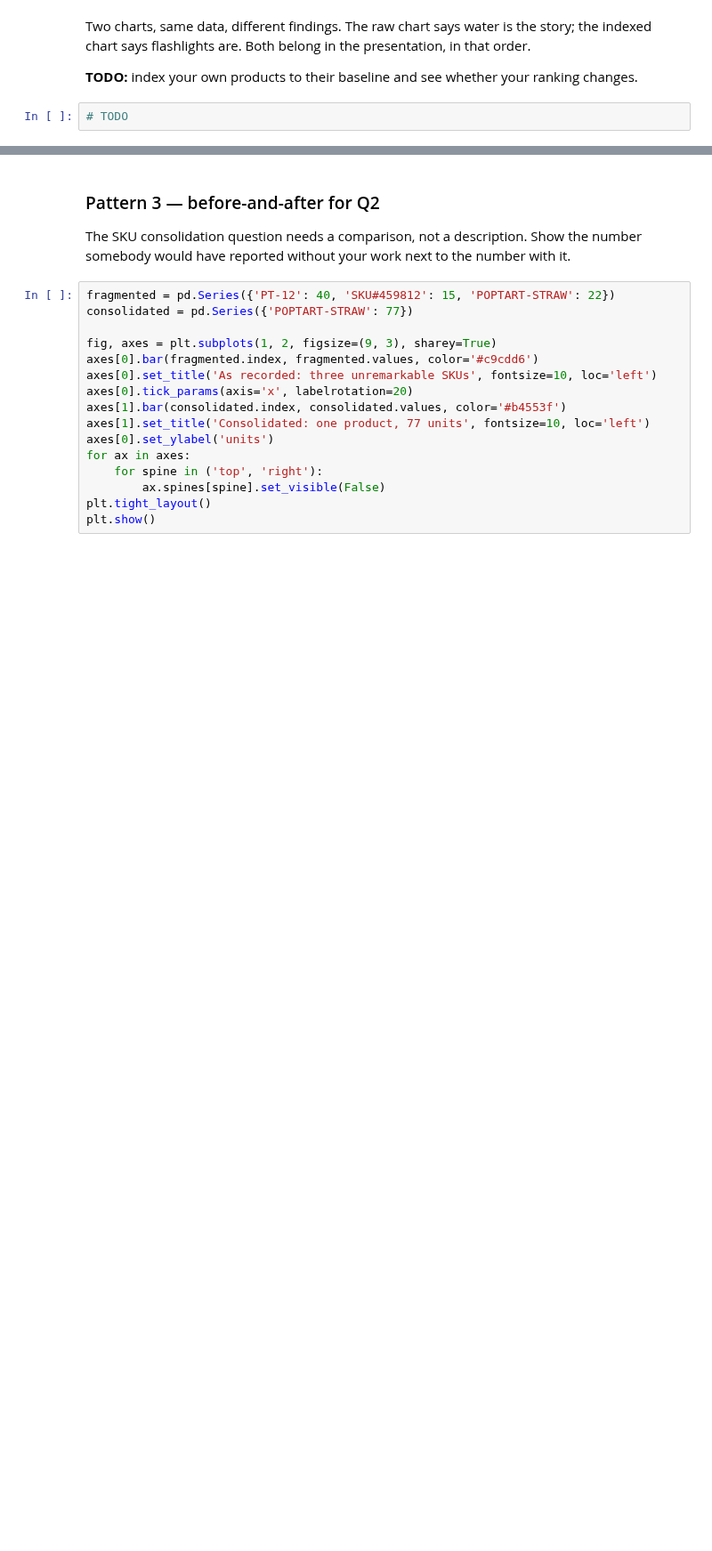
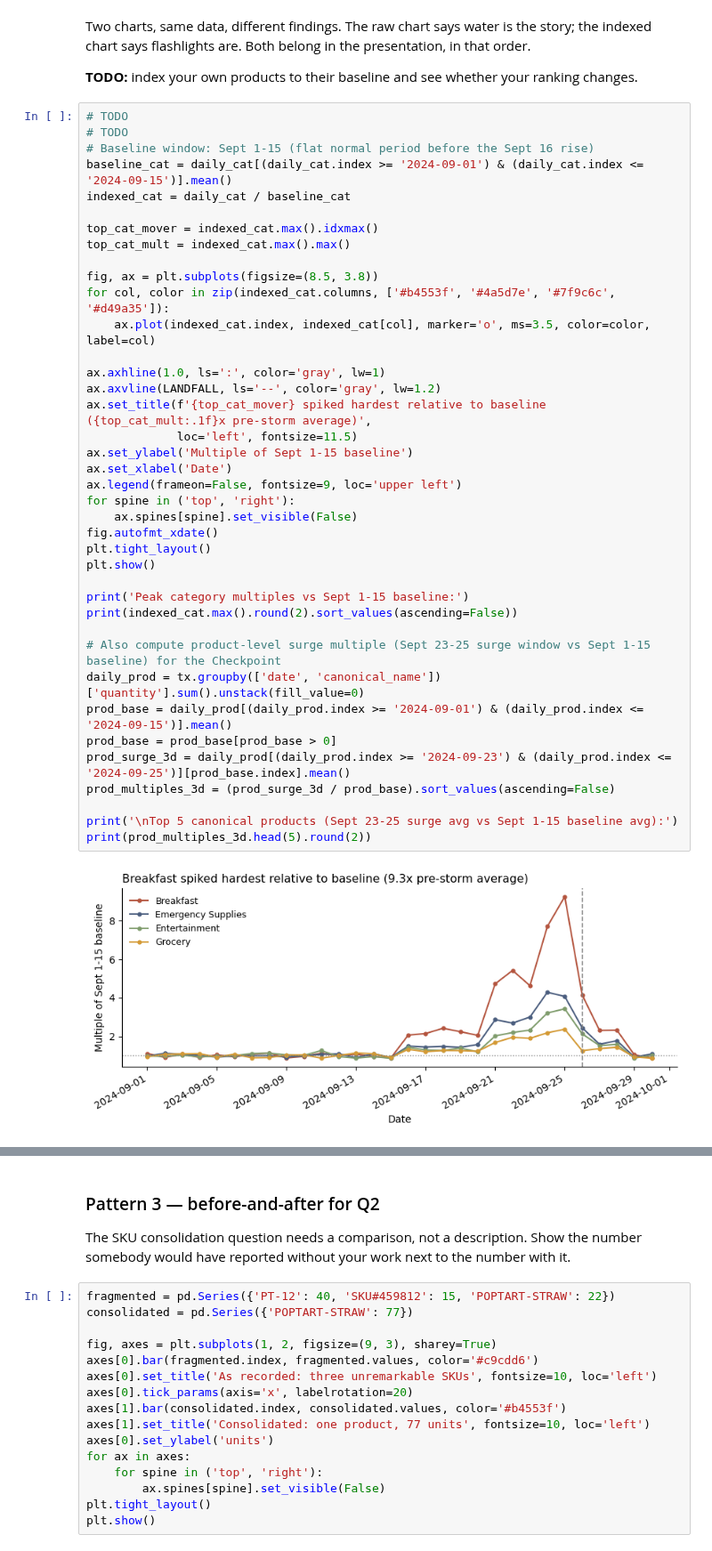
Before and after one commit to nishithy13/DS2002-Midterm, a Jupyter notebook: 06-midterm-walmart/2026-10-28 — Midterm Clinic Analysis and Charts — Studio.ipynb, the cells around one changed output, grey strips where cells are left out. Shown at 89% size. Drawn from its saved outputs; the diff is of its cells as text; blank space fills up the shorter version.

Commit message:
Finished Studio Checkpoint

```diff
--- a/06-midterm-walmart/2026-10-28 — Midterm Clinic Analysis and Charts — Studio.ipynb
+++ b/06-midterm-walmart/2026-10-28 — Midterm Clinic Analysis and Charts — Studio.ipynb
@@ -71,5 +175,44 @@ print(indexed.max().round(1).sort_values(ascending=False))
 Two charts, same data, different findings. The raw chart says water is the story; the indexed chart says flashlights are. Both belong in the presentation, in that order.
 
 **TODO:** index your own products to their baseline and see whether your ranking changes.
-# %%
-# TODO
+# %%
+# TODO
+# TODO
+# Baseline window: Sept 1-15 (flat normal period before the Sept 16 rise)
+baseline_cat = daily_cat[(daily_cat.index >= '2024-09-01') & (daily_cat.index <= '2024-09-15')].mean()
+indexed_cat = daily_cat / baseline_cat
+
+top_cat_mover = indexed_cat.max().idxmax()
+top_cat_mult = indexed_cat.max().max()
+
+fig, ax = plt.subplots(figsize=(8.5, 3.8))
+for col, color in zip(indexed_cat.columns, ['#b4553f', '#4a5d7e', '#7f9c6c', '#d49a35']):
+    ax.plot(indexed_cat.index, indexed_cat[col], marker='o', ms=3.5, color=color, label=col)
+
+ax.axhline(1.0, ls=':', color='gray', lw=1)
+ax.axvline(LANDFALL, ls='--', color='gray', lw=1.2)
+ax.set_title(f'{top_cat_mover} spiked hardest relative to baseline ({top_cat_mult:.1f}x pre-storm average)',
+             loc='left', fontsize=11.5)
+ax.set_ylabel('Multiple of Sept 1-15 baseline')
+ax.set_xlabel('Date')
+ax.legend(frameon=False, fontsize=9, loc='upper left')
+for spine in ('top', 'right'):
+    ax.spines[spine].set_visible(False)
+fig.autofmt_xdate()
+plt.tight_layout()
+plt.show()
+
+print('Peak category multiples vs Sept 1-15 baseline:')
+print(indexed_cat.max().round(2).sort_values(ascending=False))
+
+# Also compute product-level surge multiple (Sept 23-25 surge window vs Sept 1-15 baseline) for the Checkpoint
+daily_prod = tx.groupby(['date', 'canonical_name'])['quantity'].sum().unstack(fill_value=0)
+prod_base = daily_prod[(daily_prod.index >= '2024-09-01') & (daily_prod.index <= '2024-09-15')].mean()
+prod_base = prod_base[prod_base > 0]
+prod_surge_3d = daily_prod[(daily_prod.index >= '2024-09-23') & (daily_prod.index <= '2024-09-25')][prod_base.index].mean()
+prod_multiples_3d = (prod_surge_3d / prod_base).sort_values(ascending=False)
+
+print('\nTop 5 canonical products (Sept 23-25 surge avg vs Sept 1-15 baseline avg):')
+print(prod_multiples_3d.head(5).round(2))
+# %% [output]
+[figure, added]
```
Also changed, not shown: parts of 13 cells of this notebook.
